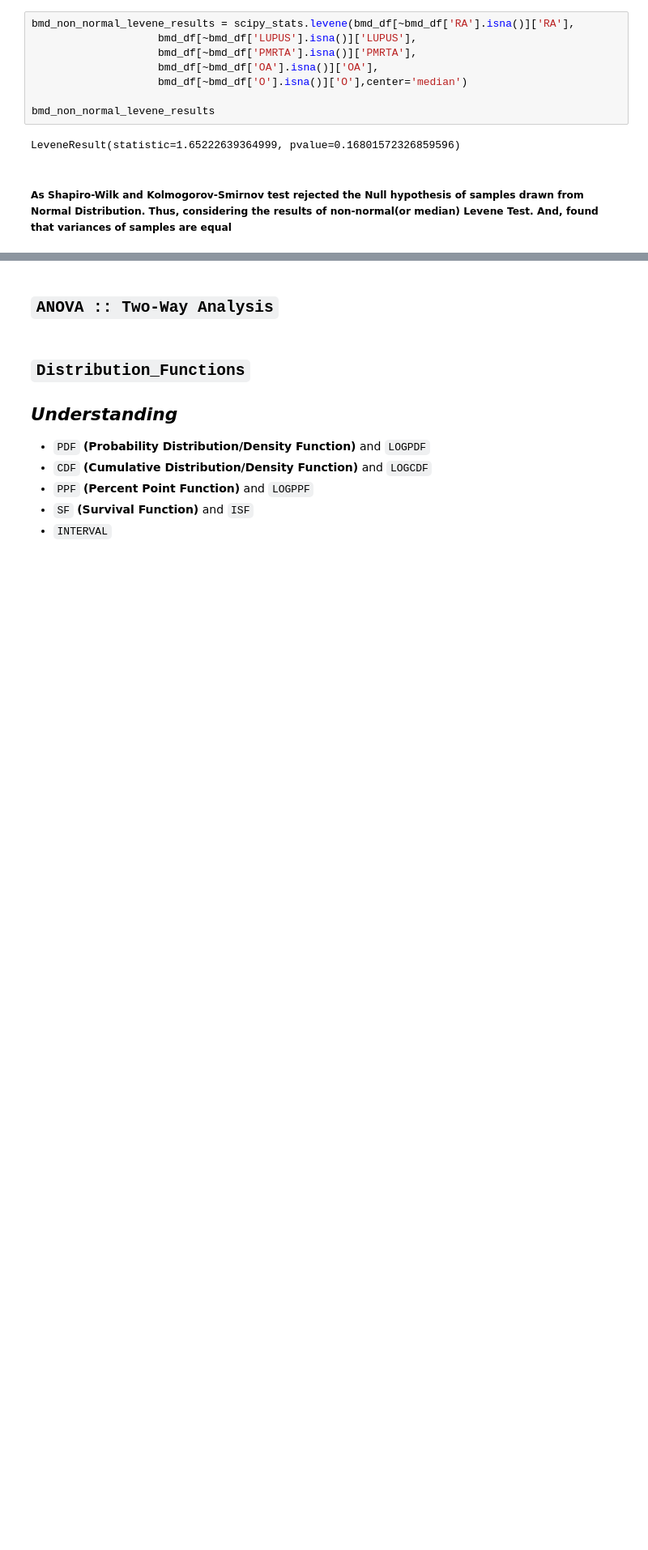
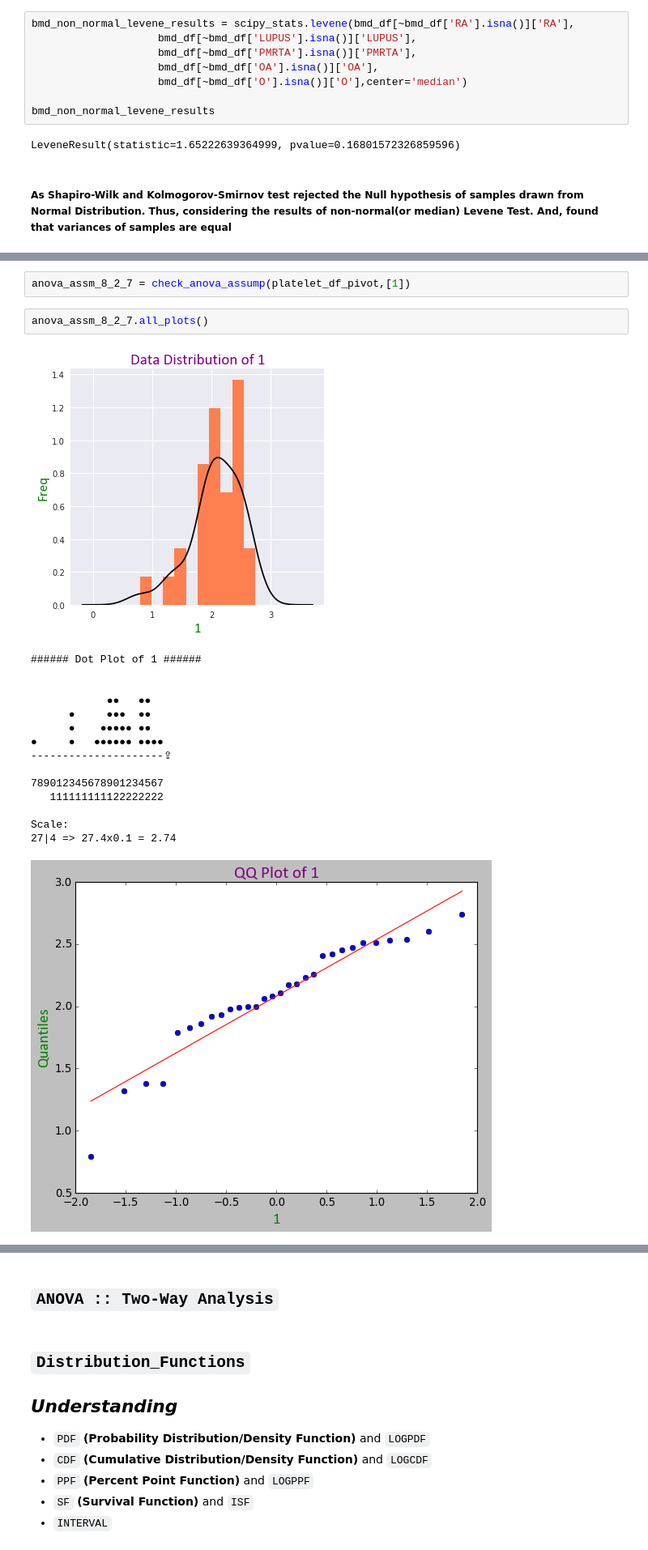
Before and after one commit to raj-shr-git/Statistical_testing_python, a Jupyter notebook: Stats_Practice.ipynb, the cells around one changed output, grey strips where cells are left out. Shown at 81% size. Saved outputs shown, nothing was run; the diff lists cells and outputs as text; blank space fills up the shorter version.

```diff
--- a/Stats_Practice.ipynb
+++ b/Stats_Practice.ipynb
@@ -2519,0 +2629,21 @@ LeveneResult(statistic=1.65222639364999, pvalue=0.16801572326859596)
+# %%
+anova_assm_8_2_7 = check_anova_assump(platelet_df_pivot,[1])
+# %%
+anova_assm_8_2_7.all_plots()
+# %% [output]
+[figure, added]
+###### Dot Plot of 1 ######
+
+
+            ●●   ●●
+      ●     ●●●  ●●
+      ●    ●●●●● ●●
+●     ●   ●●●●●● ●●●●
+---------------------⇪
+
+789012345678901234567
+   111111111122222222
+
+Scale:
+27|4 => 27.4x0.1 = 2.74
+[figure, added]
```
Also changed, not shown: parts of 60 cells of this notebook.
